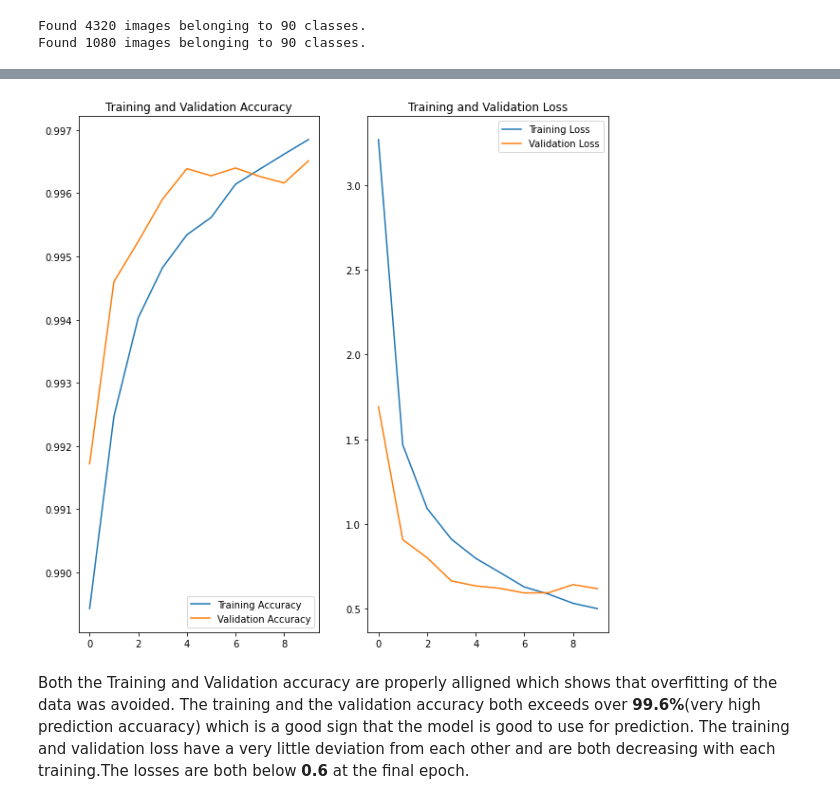
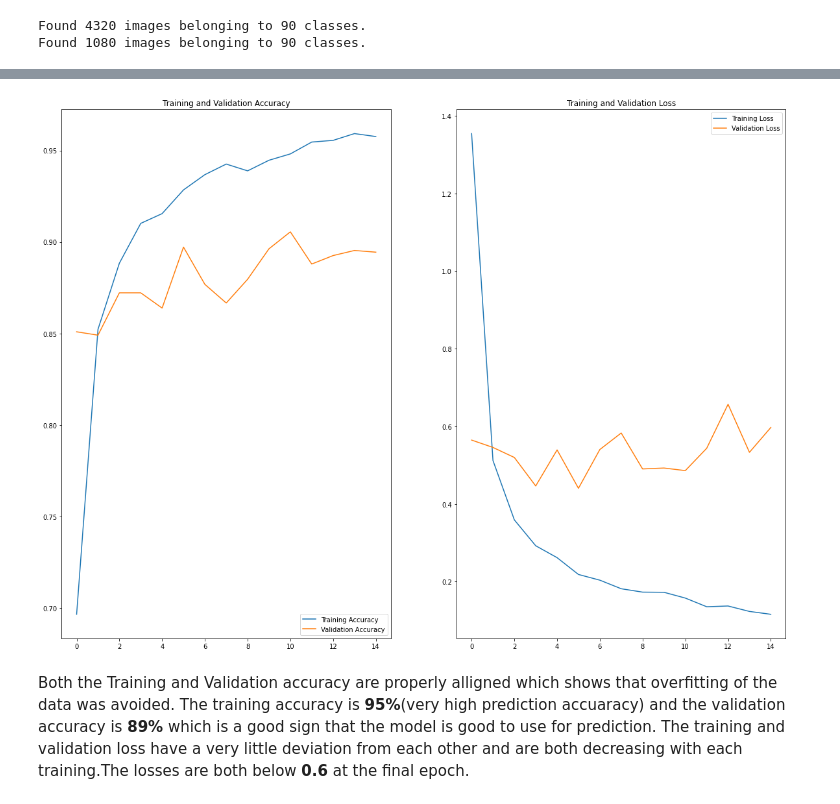
Before and after one commit to Heayarnu/Animal-Classidication-with-Tensorflow, a Jupyter notebook: animal-classification-with-tensorflow.ipynb, the cells around one changed output, grey strips where cells are left out. Drawn from its saved outputs; the diff is of its cells as text; code cells hidden in the pictures.

```diff
--- a/animal-classification-with-tensorflow.ipynb
+++ b/animal-classification-with-tensorflow.ipynb
@@ -176,0 +66,6 @@ ________________________________________________________________________________
+# %%
+model.add(Flatten())
+model.add(Dense(512, activation='relu'))
+model.add(Dense(90, activation='softmax'))
+
+pre_trained_model.summary()
@@ -178,14 +91,14 @@ ________________________________________________________________________________
 # compiling the model
 from tensorflow.keras.optimizers import RMSprop
 model.compile(optimizer = RMSprop(learning_rate=0.001),
-              loss = tf.keras.losses.CategoricalCrossentropy(from_logits=True),
+              loss = tf.keras.losses.CategoricalCrossentropy(),
               metrics = ['accuracy'])
 # %%
 # defining the callback function
 class myCallback(tf.keras.callbacks.Callback):
   def on_epoch_end(self, epoch, logs={}):
     '''
-    Halts the training after training loss becomes less than 0.15
+    Halts the training after training loss becomes less than 0.12
 
     Args:
       epoch (integer) - index of epoch (required but unused in the function definition below)
@@ -193,10 +106,10 @@ class myCallback(tf.keras.callbacks.Callback):
     '''
 
     # Check accuracy
-    if(logs.get('loss') < 0.15):
+    if(logs.get('loss') < 0.12):
 
       # Stop if threshold is met
-      print("\nLoss is lower than 0.15 so cancelling training!")
+      print("\nLoss is lower than 0.12 so cancelling training!")
       self.model.stop_training = True
 
 # Instantiate class
@@ -205,7 +118,6 @@ callbacks = myCallback()
 # Fitting the model
 history = model.fit( train_generator,
             validation_data = validation_generator,
-            steps_per_epoch = 36,
-            epochs = 10,
+            epochs = 100,
             callbacks = [callbacks])
 # %% [output]
@@ -235,28 +144,28 @@ model.save("AnimalClassification.h5")
 # %%
 # Model Evaluation by comparing the training and validation accuracy as well as the loss.
 acc = history.history['accuracy']
 val_acc = history.history['val_accuracy']
 
 loss = history.history['loss']
 val_loss = history.history['val_loss']
 
-epochs_range = range(10)
+epochs_range = range(15)
 
-plt.figure(figsize=(10, 10))
+plt.figure(figsize=(20, 15))
 plt.subplot(1, 2, 1)
 plt.plot(epochs_range, acc, label='Training Accuracy')
 plt.plot(epochs_range, val_acc, label='Validation Accuracy')
 plt.legend(loc='lower right')
 plt.title('Training and Validation Accuracy')
 
 plt.subplot(1, 2, 2)
 plt.plot(epochs_range, loss, label='Training Loss')
 plt.plot(epochs_range, val_loss, label='Validation Loss')
 plt.legend(loc='upper right')
 plt.title('Training and Validation Loss')
 plt.show()
 # %% [output]
-[figure, old version]
+[figure, new version]
 # %% [markdown]
-Both the Training and Validation accuracy are properly alligned which shows that overfitting of the data was avoided. The training and the validation accuracy both exceeds over **99.6%**(very high prediction accuaracy) which is a good sign that the model is good to use for prediction.
+Both the Training and Validation accuracy are properly alligned which shows that overfitting of the data was avoided. The training accuracy is **95%**(very high prediction accuaracy) and the validation accuracy is **89%** which is a good sign that the model is good to use for prediction.
 The training and validation loss have a very little deviation from each other and are both decreasing with each training.The losses are both below **0.6** at the final epoch.
```
Also changed, not shown: parts of 13 cells of this notebook.
